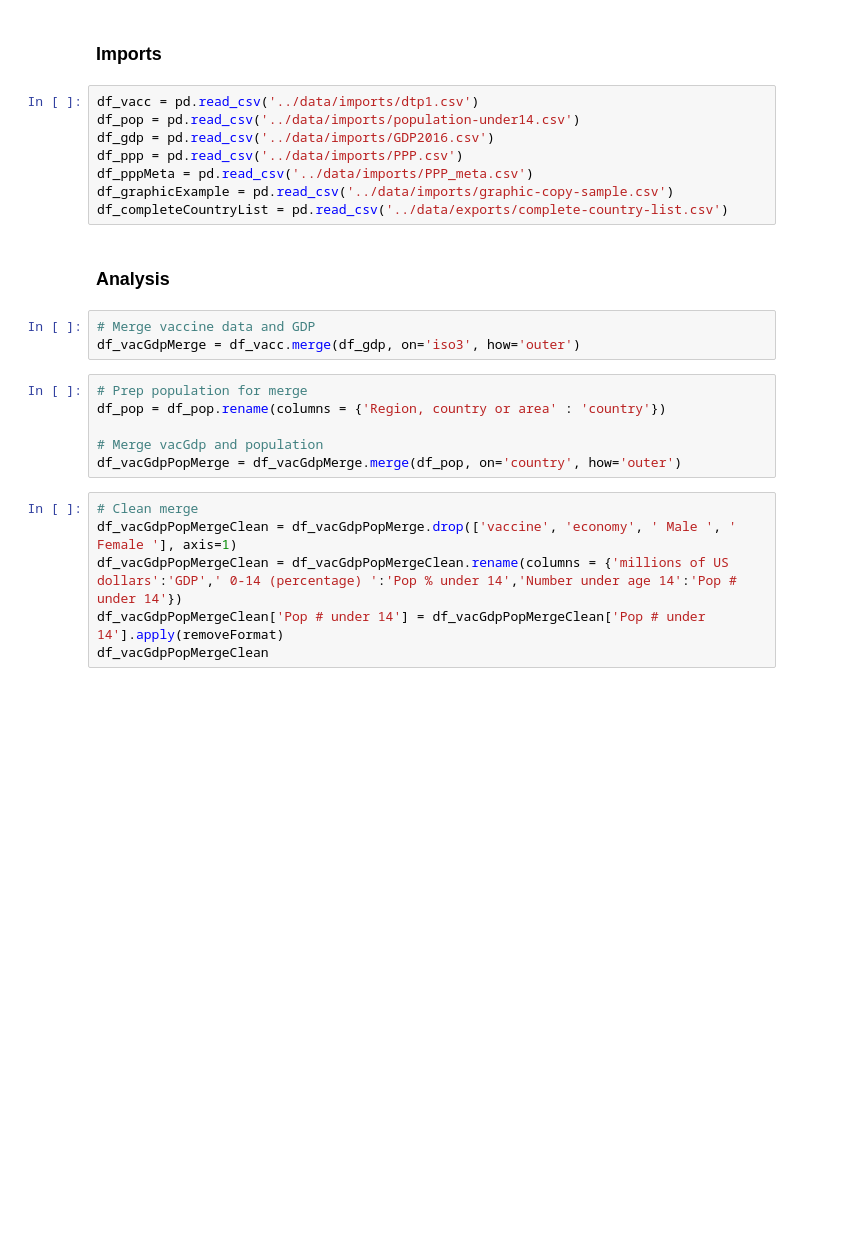
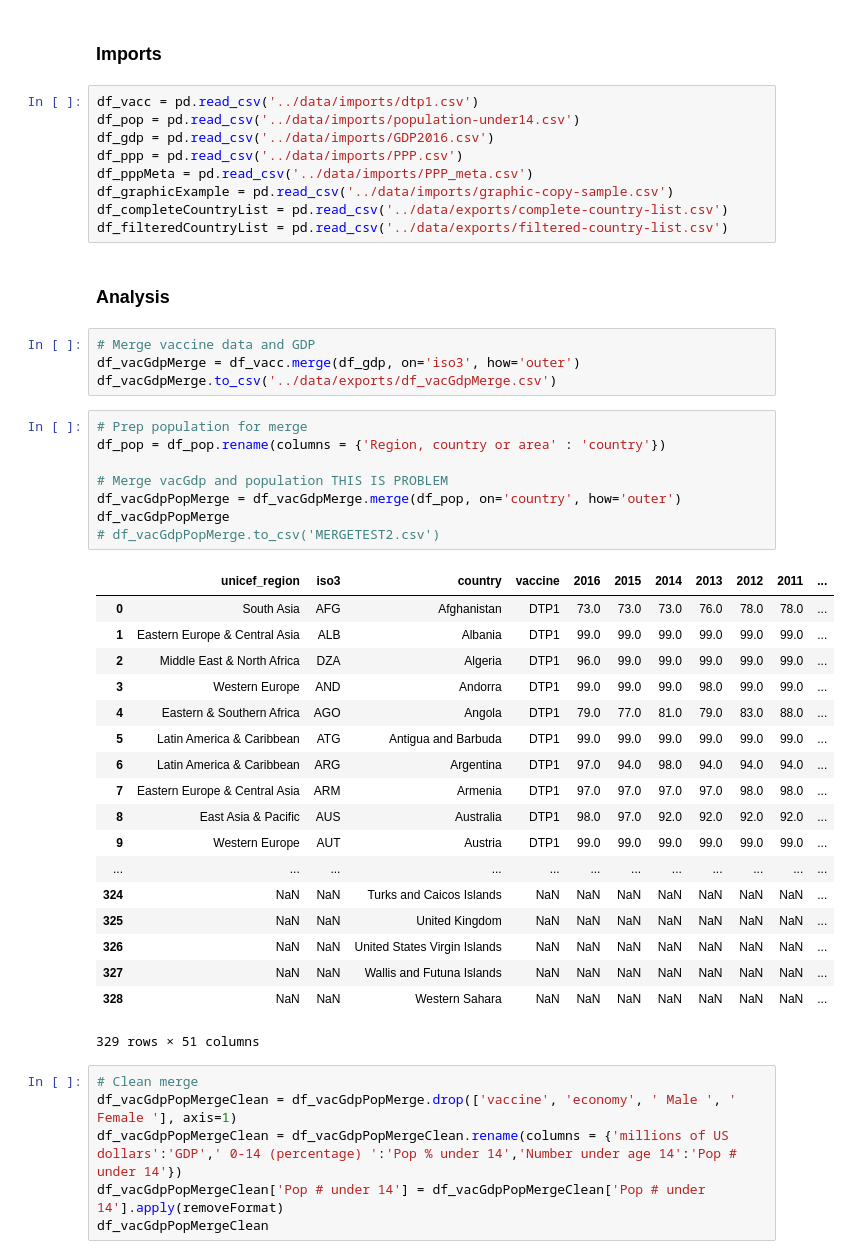
Before and after one commit to isabella232/global-immunization, a Jupyter notebook: notebooks/20170719-bm-merge.ipynb, the cells around one changed output. Drawn from its saved outputs; the diff is of its cells as text; blank space fills up the shorter version.

```diff
--- a/notebooks/20170719-bm-merge.ipynb
+++ b/notebooks/20170719-bm-merge.ipynb
@@ -33,17 +37,40 @@ df_ppp = pd.read_csv('../data/imports/PPP.csv')
 df_pppMeta = pd.read_csv('../data/imports/PPP_meta.csv')
 df_graphicExample = pd.read_csv('../data/imports/graphic-copy-sample.csv')
 df_completeCountryList = pd.read_csv('../data/exports/complete-country-list.csv')
+df_filteredCountryList = pd.read_csv('../data/exports/filtered-country-list.csv')
 # %% [markdown]
 ### Analysis
 # %%
 # Merge vaccine data and GDP
 df_vacGdpMerge = df_vacc.merge(df_gdp, on='iso3', how='outer')
+df_vacGdpMerge.to_csv('../data/exports/df_vacGdpMerge.csv')
 # %%
 # Prep population for merge
 df_pop = df_pop.rename(columns = {'Region, country or area' : 'country'})
 
-# Merge vacGdp and population
+# Merge vacGdp and population THIS IS PROBLEM
 df_vacGdpPopMerge = df_vacGdpMerge.merge(df_pop, on='country', how='outer')
+df_vacGdpPopMerge
+# df_vacGdpPopMerge.to_csv('MERGETEST2.csv')
+# %% [output]
+|  | unicef_region | iso3 | country | vaccine | 2016 | 2015 | 2014 | 2013 | 2012 | 2011 | ... |
+| 0 | South Asia | AFG | Afghanistan | DTP1 | 73.0 | 73.0 | 73.0 | 76.0 | 78.0 | 78.0 | ... |
+| 1 | Eastern Europe & Central Asia | ALB | Albania | DTP1 | 99.0 | 99.0 | 99.0 | 99.0 | 99.0 | 99.0 | ... |
+| 2 | Middle East & North Africa | DZA | Algeria | DTP1 | 96.0 | 99.0 | 99.0 | 99.0 | 99.0 | 99.0 | ... |
+| 3 | Western Europe | AND | Andorra | DTP1 | 99.0 | 99.0 | 99.0 | 98.0 | 99.0 | 99.0 | ... |
+| 4 | Eastern & Southern Africa | AGO | Angola | DTP1 | 79.0 | 77.0 | 81.0 | 79.0 | 83.0 | 88.0 | ... |
+| 5 | Latin America & Caribbean | ATG | Antigua and Barbuda | DTP1 | 99.0 | 99.0 | 99.0 | 99.0 | 99.0 | 99.0 | ... |
+| 6 | Latin America & Caribbean | ARG | Argentina | DTP1 | 97.0 | 94.0 | 98.0 | 94.0 | 94.0 | 94.0 | ... |
+| 7 | Eastern Europe & Central Asia | ARM | Armenia | DTP1 | 97.0 | 97.0 | 97.0 | 97.0 | 98.0 | 98.0 | ... |
+| 8 | East Asia & Pacific | AUS | Australia | DTP1 | 98.0 | 97.0 | 92.0 | 92.0 | 92.0 | 92.0 | ... |
+| 9 | Western Europe | AUT | Austria | DTP1 | 99.0 | 99.0 | 99.0 | 99.0 | 99.0 | 99.0 | ... |
+| ... | ... | ... | ... | ... | ... | ... | ... | ... | ... | ... | ... |
+| 324 | NaN | NaN | Turks and Caicos Islands | NaN | NaN | NaN | NaN | NaN | NaN | NaN | ... |
+| 325 | NaN | NaN | United Kingdom | NaN | NaN | NaN | NaN | NaN | NaN | NaN | ... |
+| 326 | NaN | NaN | United States Virgin Islands | NaN | NaN | NaN | NaN | NaN | NaN | NaN | ... |
+| 327 | NaN | NaN | Wallis and Futuna Islands | NaN | NaN | NaN | NaN | NaN | NaN | NaN | ... |
+| 328 | NaN | NaN | Western Sahara | NaN | NaN | NaN | NaN | NaN | NaN | NaN | ... |
+329 rows × 51 columns
 # %%
 # Clean merge
 df_vacGdpPopMergeClean = df_vacGdpPopMerge.drop(['vaccine', 'economy', ' Male ', ' Female '], axis=1)
```
Also changed, not shown: parts of 5 cells of this notebook, 15 other files.
